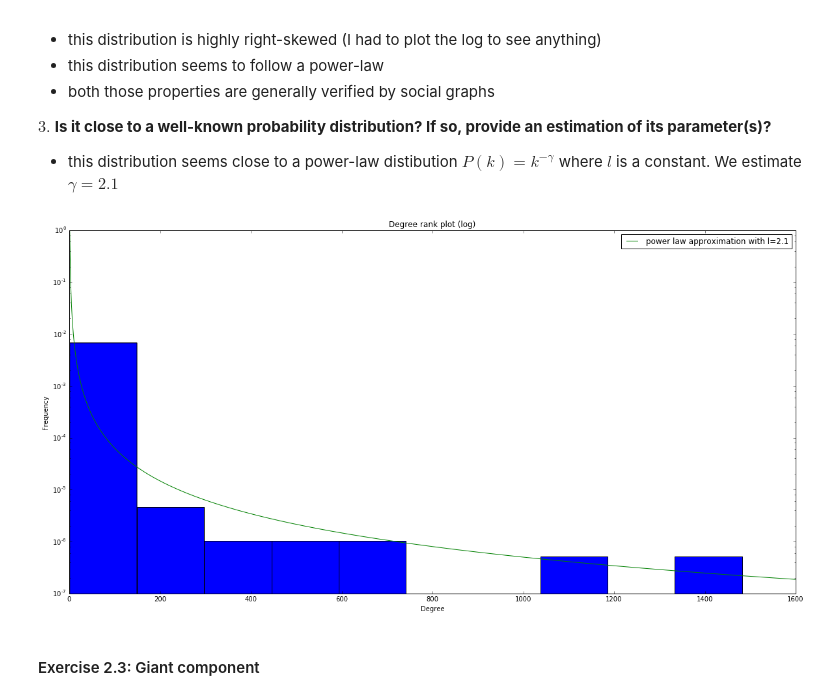
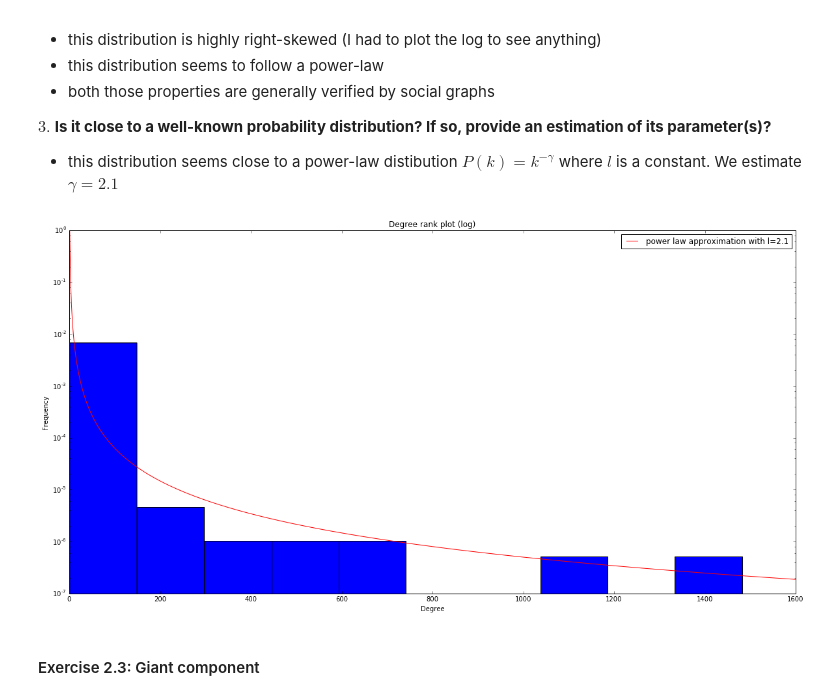
Before and after one commit to roblan11/InternetAnalyticsProject, a Jupyter notebook: ix-lab2/notebooks/ix-lab2-notebook-part1.ipynb, the cells around one changed output. Cells and saved outputs as stored; diff of their text form; code cells hidden in the pictures.

```diff
--- a/ix-lab2/notebooks/ix-lab2-notebook-part1.ipynb
+++ b/ix-lab2/notebooks/ix-lab2-notebook-part1.ipynb
@@ -67,16 +67,16 @@ parameter(s)?**
 # %%
 d = list(nx.degree(G_n1).values())
 plt.hist(d, log=True, normed=True)
 plt.title("Degree rank plot (log)")
 plt.ylabel("Frequency")
 plt.xlabel("Degree")
 
 X = np.arange(1, 1600, 2)
-plt.plot(X, (1/X)**2.1, label="power law approximation with l=2.1")
+plt.plot(X, (1/X)**2.1, color="red", label="power law approximation with l=2.1")
 plt.legend(loc='upper right', frameon=True)
 plt.show()
 # %% [output]
-[figure, old version]
+[figure, new version]
 # %% [markdown]
 #### Exercise 2.3: Giant component
 # %%
```
Also changed, not shown: parts of 2 cells of this notebook, 1 other file.
